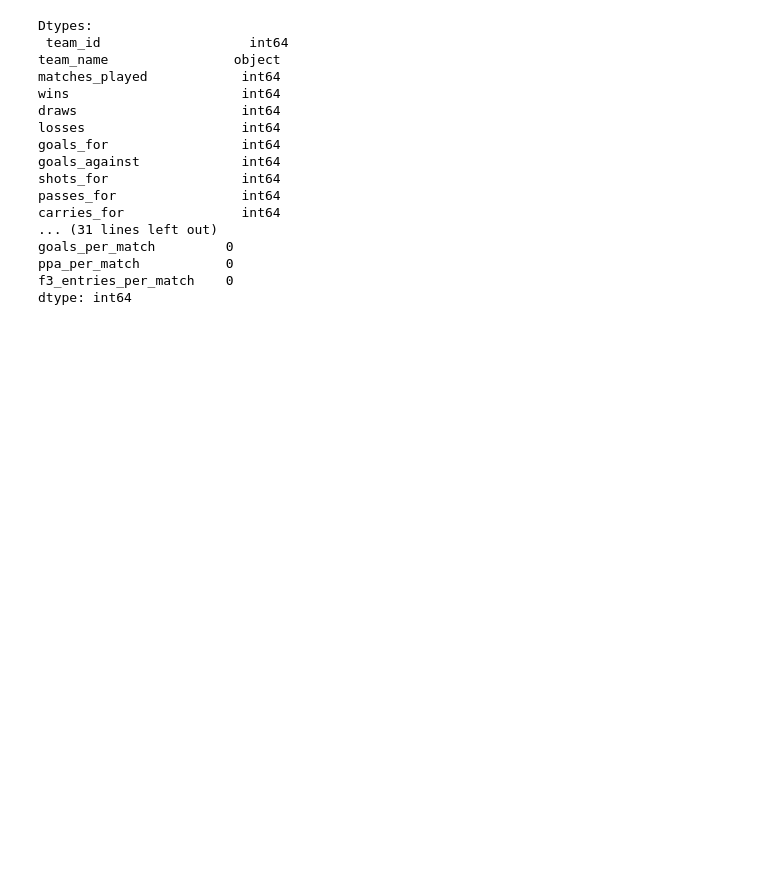
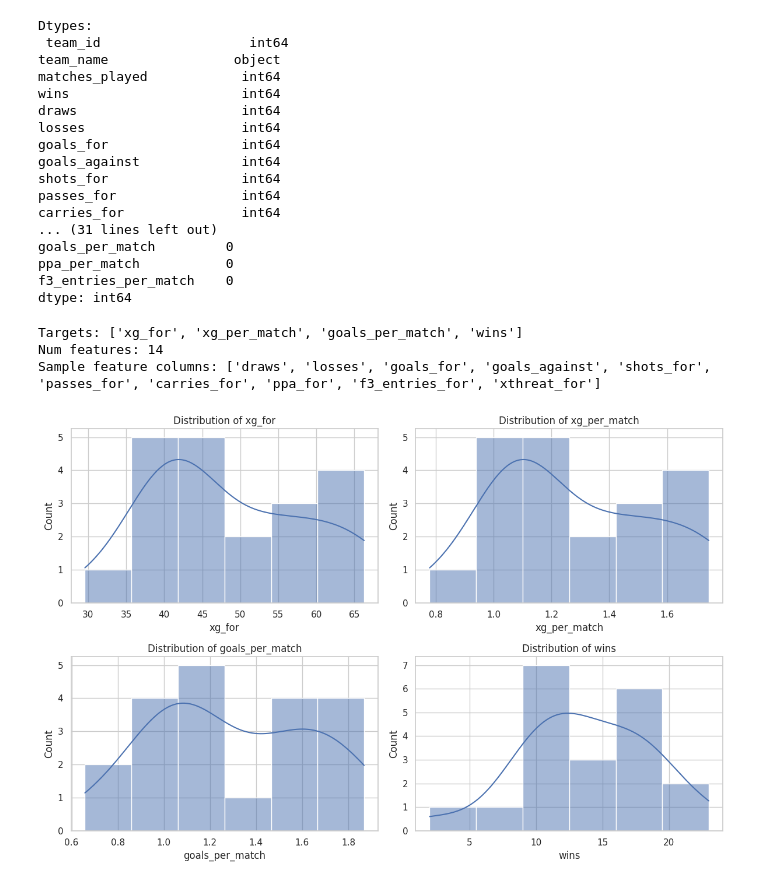
Before and after one commit to mauposad/epl-expected-threat, a Jupyter notebook: TeamModels-StatsBomb/Season-Models/eda.ipynb, the cells around one changed output. Saved outputs shown, nothing was run; the diff lists cells and outputs as text; code cells hidden in the pictures; blank space fills up the shorter version.

```diff
--- a/TeamModels-StatsBomb/Season-Models/eda.ipynb
+++ b/TeamModels-StatsBomb/Season-Models/eda.ipynb
@@ -32,3 +33,53 @@ goals_per_match         0
 ppa_per_match           0
 f3_entries_per_match    0
 dtype: int64
+# %%
+# Target variables for this analysis
+target_cols = [
+    "xg_for",
+    "xg_per_match",
+    "goals_per_match",
+    "wins",
+]
+
+# Columns that are identifiers / not useful as features
+id_cols = [
+    "team_id",
+    "team_name",
+    "season",
+    "competition",
+    "matches_played",
+    # add or remove as needed based on your actual columns
+]
+
+# All numeric columns
+numeric_cols = df.select_dtypes(include=[np.number]).columns.tolist()
+
+# Candidate feature columns = numeric, not targets, not ids
+feature_cols = [
+    col for col in numeric_cols
+    if col not in target_cols and col not in id_cols
+]
+
+print("Targets:", target_cols)
+print("Num features:", len(feature_cols))
+print("Sample feature columns:", feature_cols[:10])
+# %% [output]
+Targets: ['xg_for', 'xg_per_match', 'goals_per_match', 'wins']
+Num features: 14
+Sample feature columns: ['draws', 'losses', 'goals_for', 'goals_against', 'shots_for', 'passes_for', 'carries_for', 'ppa_for', 'f3_entries_for', 'xthreat_for']
+# %%
+# Histograms for targets
+fig, axes = plt.subplots(2, 2, figsize=(12, 8))
+axes = axes.flatten()
+
+for ax, col in zip(axes, target_cols):
+    sns.histplot(data=df, x=col, kde=True, ax=ax)
+    ax.set_title(f"Distribution of {col}")
+    ax.set_xlabel(col)
+    ax.set_ylabel("Count")
+
+plt.tight_layout()
+plt.show()
+# %% [output]
+[figure, added]
```
Also changed, not shown: parts of 3 cells of this notebook, 6 other files.
